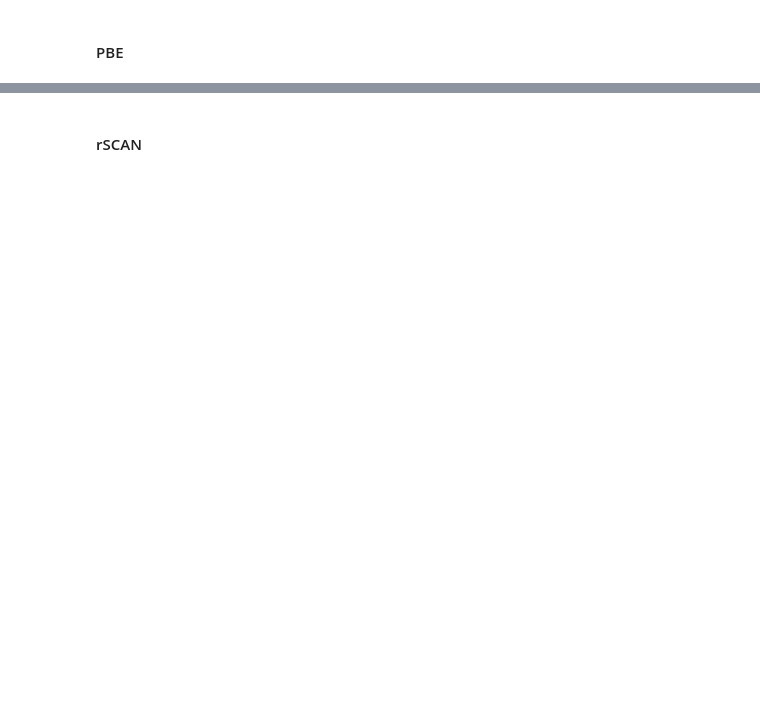
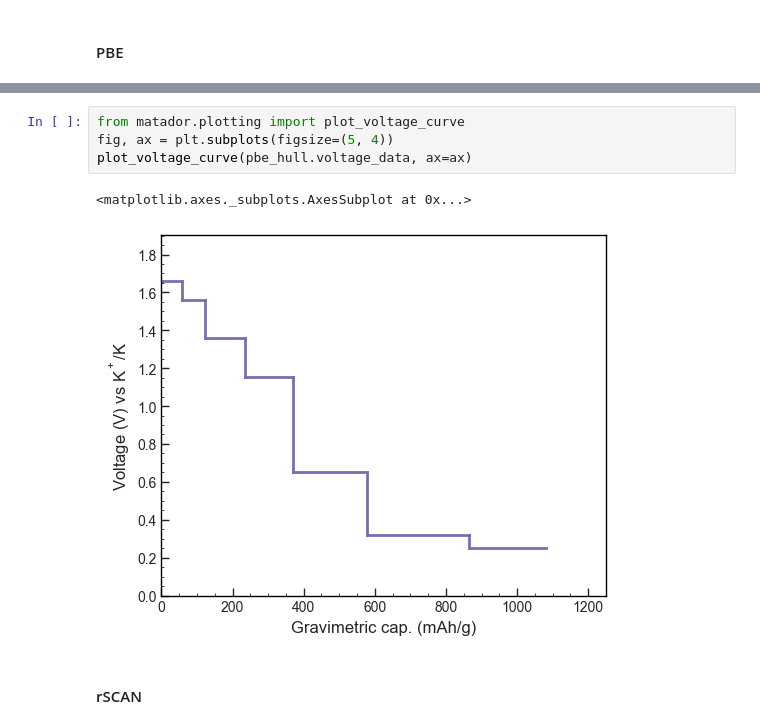
Before and after one commit to ml-evs/data.potassium-phosphides, a Jupyter notebook: KP_results.ipynb, the cells around one changed output, grey strips where cells are left out. Drawn from its saved outputs; the diff is of its cells as text; blank space fills up the shorter version.

```diff
--- a/KP_results.ipynb
+++ b/KP_results.ipynb
@@ -70,2 +137,9 @@ Using prophesy request as chem pot for K
+# %%
+from matador.plotting import plot_voltage_curve
+fig, ax = plt.subplots(figsize=(5, 4))
+plot_voltage_curve(pbe_hull.voltage_data, ax=ax)
+# %% [output]
+<matplotlib.axes._subplots.AxesSubplot at 0x...>
+[figure, added]
 # %% [markdown]
 #### rSCAN
```
Also changed, not shown: parts of 50 cells of this notebook, 6 other files.
